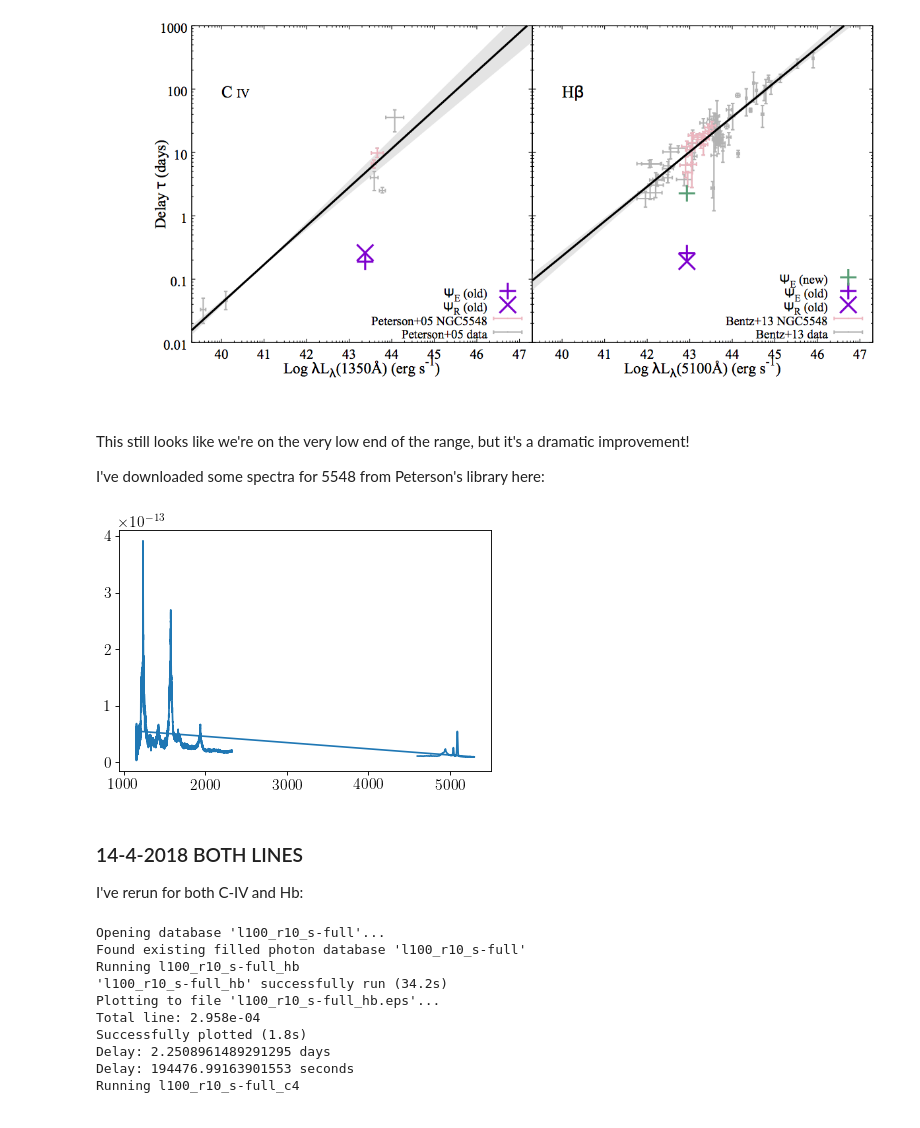
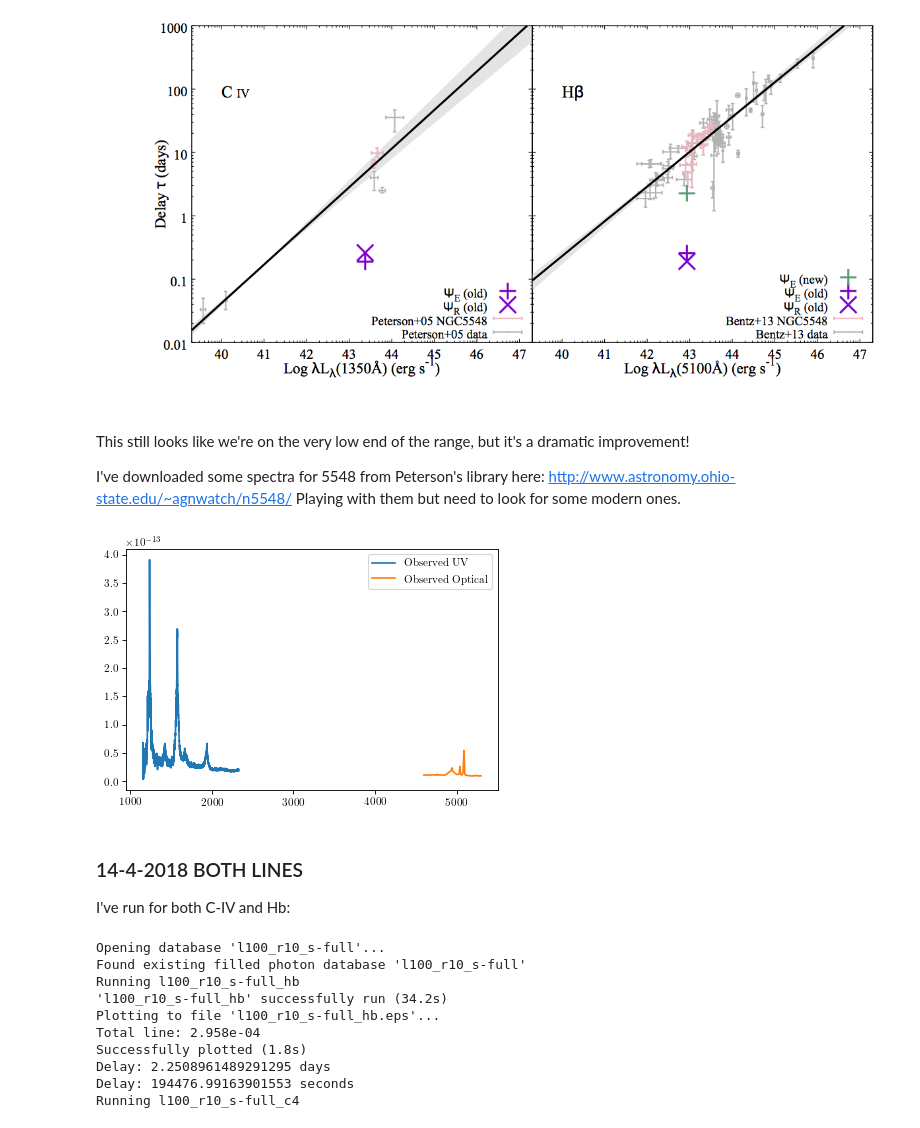
Before and after one commit to smangham/paper_cloudy, a Jupyter notebook: initial_analysis.ipynb, the cells around one changed output. Saved outputs shown, nothing was run; the diff lists cells and outputs as text; code cells hidden in the pictures.

```diff
--- a/initial_analysis.ipynb
+++ b/initial_analysis.ipynb
@@ -187,27 +187,32 @@ Image(filename = PATH, width=800, height=800)
 This still looks like we're on the very low end of the range, but it's a dramatic improvement!
 
 I've downloaded some spectra for 5548 from Peterson's library here:
+http://www.astronomy.ohio-state.edu/~agnwatch/n5548/
+Playing with them but need to look for some modern ones.
 # %%
 from astropy.io import fits
 from astropy import table as apt
 
 spec_obs_opt = Table.read('spectra_JD7517_optical.dat', format='ascii', names=('wave', 'val', 'error'))
 
 fits_uv = fits.open('spectra_JD7517_uv.fits')
 spec_obs_uv = fits_uv[0].data
 
 spec_obs_uv = Table.read('spectra_JD49117_uv.lis', format='ascii', names=('wave', 'val', 'error'))
-spec_obs = apt.vstack([spec_obs_opt, spec_obs_uv])
 
 fig, ax = plt.subplots()
-ax.plot(spec_obs['wave'], spec_obs['val'], '-', label='Observed')
+ax.plot(spec_obs_uv['wave'], spec_obs_uv['val'], '-', label='Observed UV')
+ax.plot(spec_obs_opt['wave'], spec_obs_opt['val'], '-', label='Observed Optical')
+legend = ax.legend()
 fig.show()
+
+# WIP: Playing around with spectra. These are obviously *not* concurrent observations
 # %% [output]
-[figure, old version]
+[figure, new version]
 # %% [markdown]
 ### 14-4-2018 BOTH LINES
 
-I've rerun for both C-IV and Hb:
+I've run for both C-IV and Hb:
 # %%
 r10f = 'l100_r10_s-full'
 
```
Also changed, not shown: parts of 2 cells of this notebook.
